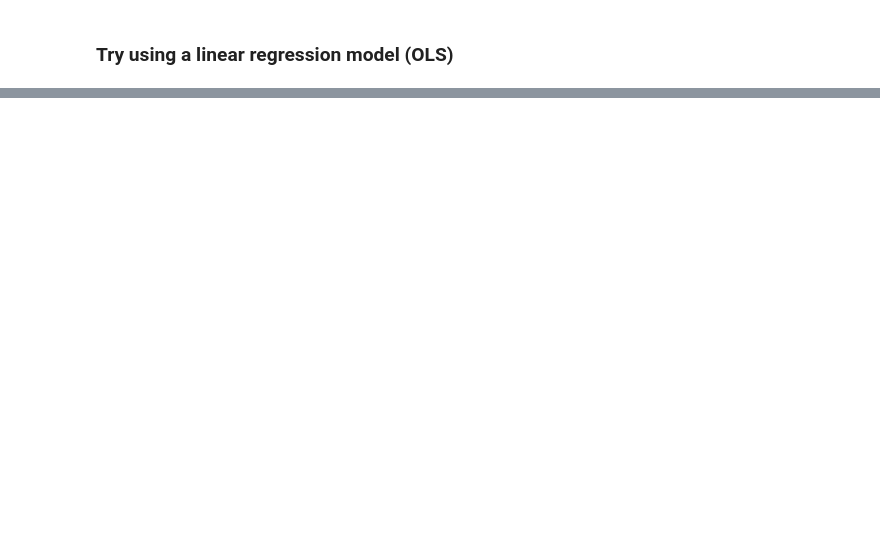
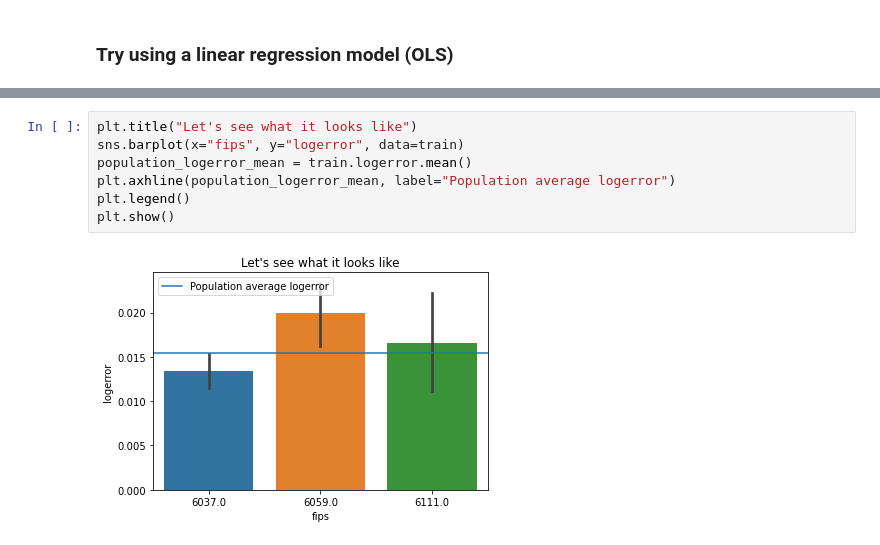
Before and after one commit to TeamOneCluster/ClusterProject, a Jupyter notebook: bts-explore.ipynb, the cells around one changed output, grey strips where cells are left out. Drawn from its saved outputs; the diff is of its cells as text; blank space fills up the shorter version.

```diff
--- a/bts-explore.ipynb
+++ b/bts-explore.ipynb
@@ -623,0 +658,9 @@ y_train
+# %%
+plt.title("Let's see what it looks like")
+sns.barplot(x="fips", y="logerror", data=train)
+population_logerror_mean = train.logerror.mean()
+plt.axhline(population_logerror_mean, label="Population average logerror")
+plt.legend()
+plt.show()
+# %% [output]
+[figure, added]
```
Also changed, not shown: parts of 38 cells of this notebook.
